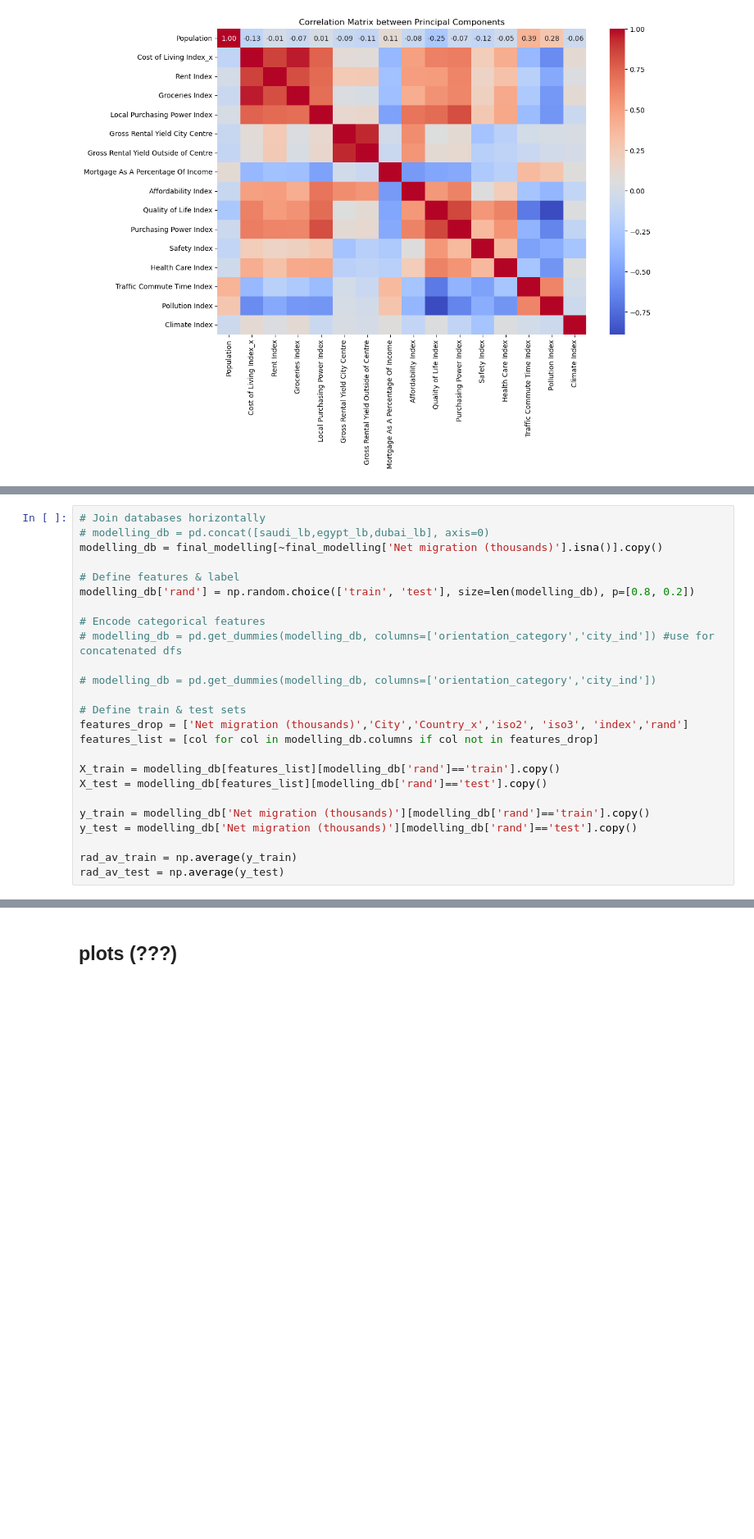
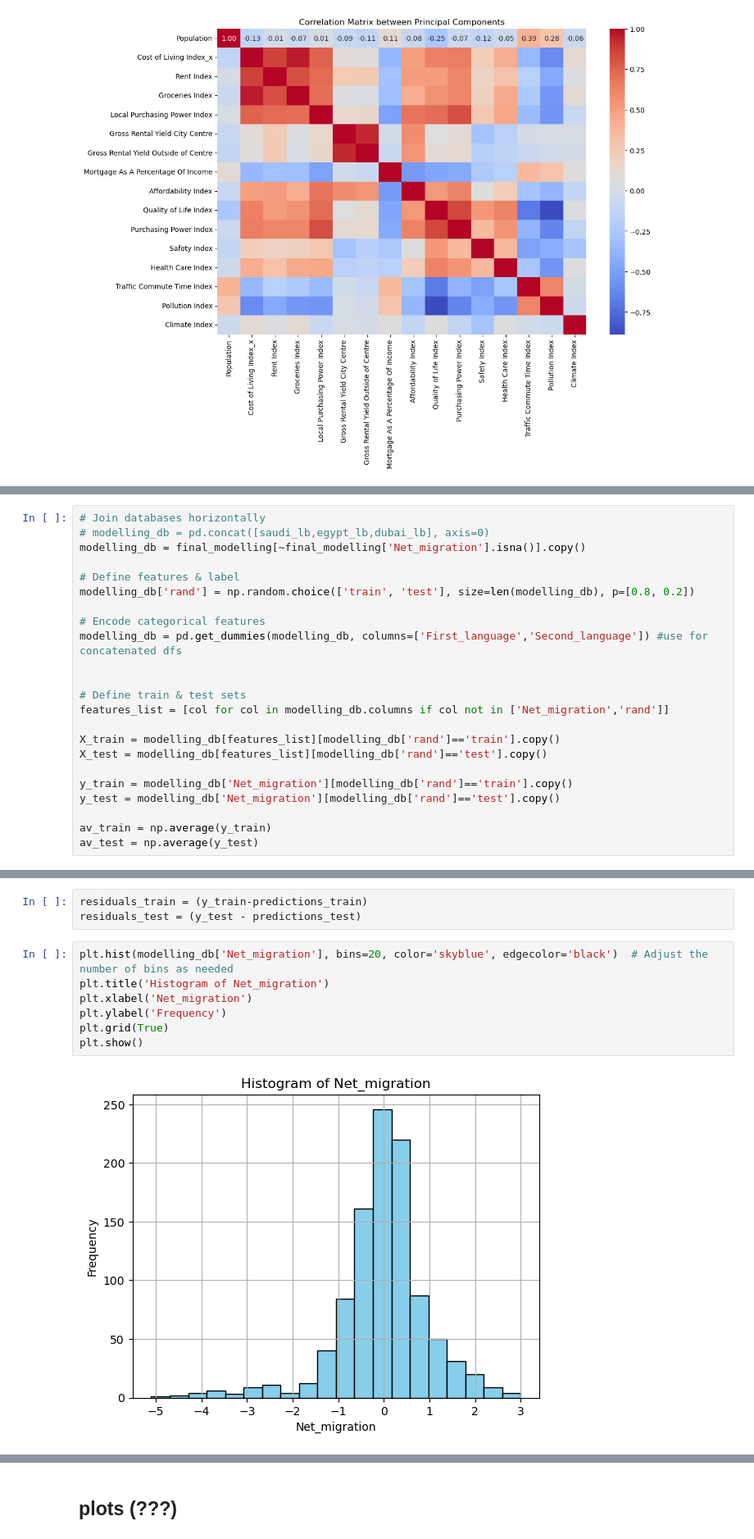
Before and after one commit to ronmaccms/DE_Team, a Jupyter notebook: 05_data_eng_cities_kpis.ipynb, the cells around one changed output, grey strips where cells are left out. Shown at 82% size. Saved outputs shown, nothing was run; the diff lists cells and outputs as text; blank space fills up the shorter version.

```diff
--- a/05_data_eng_cities_kpis.ipynb
+++ b/05_data_eng_cities_kpis.ipynb
@@ -608,27 +394,25 @@ y_test = modelling_db['Net migration (thousands)'][modelling_db['rand']=='test']
 # %%
 # Join databases horizontally
 # modelling_db = pd.concat([saudi_lb,egypt_lb,dubai_lb], axis=0)
-modelling_db = final_modelling[~final_modelling['Net migration (thousands)'].isna()].copy()
+modelling_db = final_modelling[~final_modelling['Net_migration'].isna()].copy()
 
 # Define features & label
 modelling_db['rand'] = np.random.choice(['train', 'test'], size=len(modelling_db), p=[0.8, 0.2])
 
 # Encode categorical features
-# modelling_db = pd.get_dummies(modelling_db, columns=['orientation_category','city_ind']) #use for concatenated dfs
+modelling_db = pd.get_dummies(modelling_db, columns=['First_language','Second_language']) #use for concatenated dfs
 
-# modelling_db = pd.get_dummies(modelling_db, columns=['orientation_category','city_ind'])
 
 # Define train & test sets
-features_drop = ['Net migration (thousands)','City','Country_x','iso2',	'iso3',	'index','rand']
-features_list = [col for col in modelling_db.columns if col not in features_drop]
+features_list = [col for col in modelling_db.columns if col not in ['Net_migration','rand']]
 
 X_train = modelling_db[features_list][modelling_db['rand']=='train'].copy()
 X_test = modelling_db[features_list][modelling_db['rand']=='test'].copy()
 
-y_train = modelling_db['Net migration (thousands)'][modelling_db['rand']=='train'].copy()
-y_test = modelling_db['Net migration (thousands)'][modelling_db['rand']=='test'].copy()
+y_train = modelling_db['Net_migration'][modelling_db['rand']=='train'].copy()
+y_test = modelling_db['Net_migration'][modelling_db['rand']=='test'].copy()
 
-rad_av_train = np.average(y_train)
-rad_av_test = np.average(y_test)
+av_train = np.average(y_train)
+av_test = np.average(y_test)
 # %%
 # Initialize the model
@@ -652,0 +441,12 @@ Test RMSE: 0.74
+# %%
+residuals_train = (y_train-predictions_train)
+residuals_test = (y_test - predictions_test)
+# %%
+plt.hist(modelling_db['Net_migration'], bins=20, color='skyblue', edgecolor='black')  # Adjust the number of bins as needed
+plt.title('Histogram of Net_migration')
+plt.xlabel('Net_migration')
+plt.ylabel('Frequency')
+plt.grid(True)
+plt.show()
+# %% [output]
+[figure, added]
```
Also changed, not shown: parts of 43 cells of this notebook, 3 other files.
